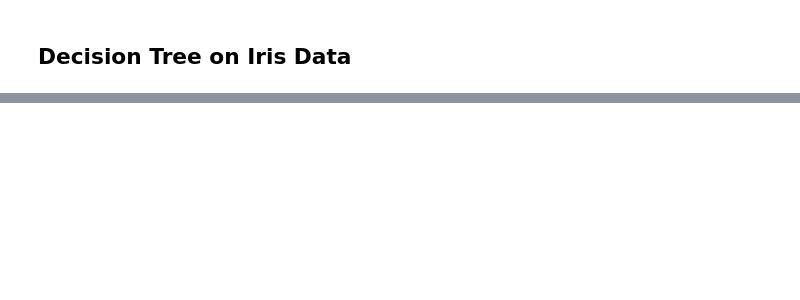
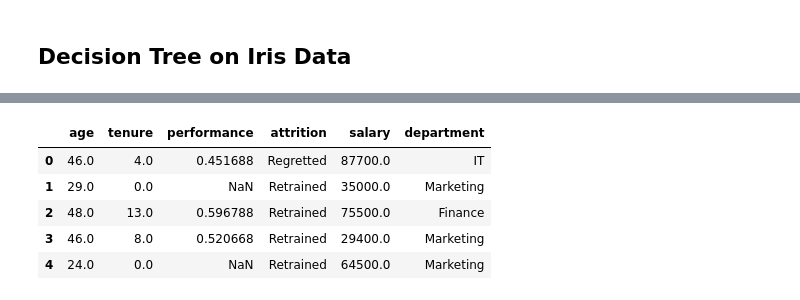
Before and after one commit to egynzhu-personal/siop-python-seminar-2024, a Jupyter notebook: Machine_Learning.ipynb, the cells around one changed output, grey strips where cells are left out. Drawn from its saved outputs; the diff is of its cells as text; code cells hidden in the pictures; blank space fills up the shorter version.

```diff
--- a/Machine_Learning.ipynb
+++ b/Machine_Learning.ipynb
@@ -102,0 +182,12 @@ weighted avg       1.00      1.00      1.00        30
+# %%
+# inspect data
+# we see NaN
+
+df.head()
+# %% [output]
+|  | age | tenure | performance | attrition | salary | department |
+| 0 | 46.0 | 4.0 | 0.451688 | Regretted | 87700.0 | IT |
+| 1 | 29.0 | 0.0 | NaN | Retrained | 35000.0 | Marketing |
+| 2 | 48.0 | 13.0 | 0.596788 | Retrained | 75500.0 | Finance |
+| 3 | 46.0 | 8.0 | 0.520668 | Retrained | 29400.0 | Marketing |
+| 4 | 24.0 | 0.0 | NaN | Retrained | 64500.0 | Marketing |
```
Also changed, not shown: parts of 52 cells of this notebook.
